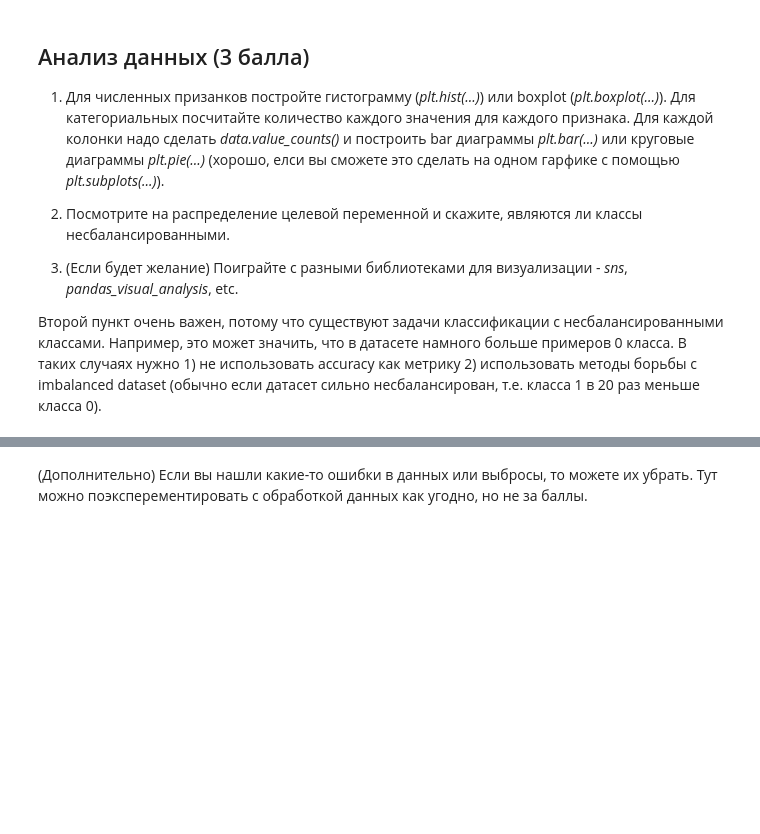
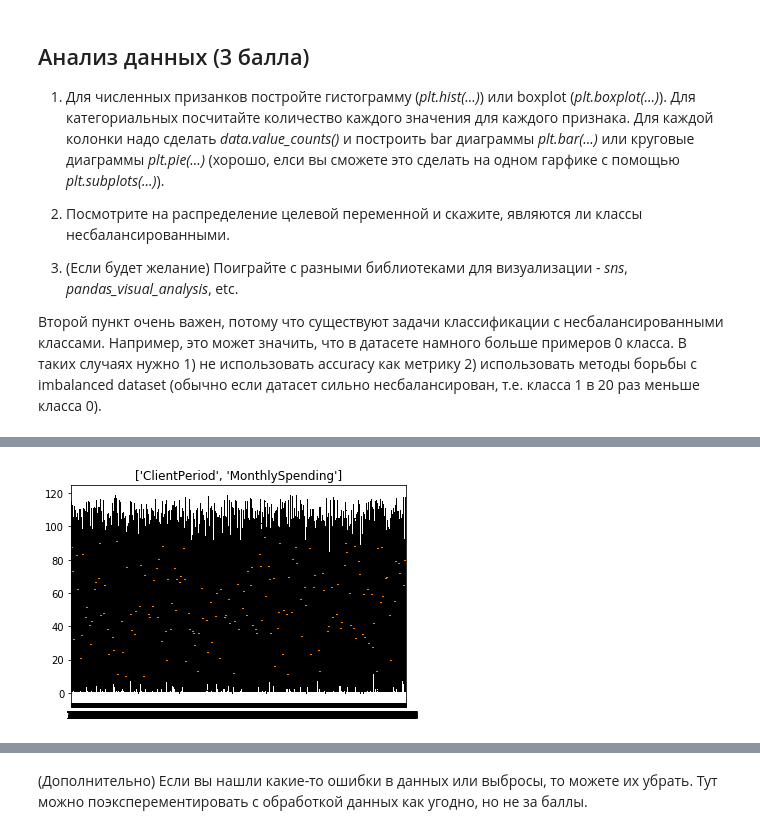
Before and after one commit to deouron/Deep_learning_school, a Jupyter notebook: ДЗ 3/hw_kaggle.ipynb, the cells around one changed output, grey strips where cells are left out. Cells and saved outputs as stored; diff of their text form; code cells hidden in the pictures; blank space fills up the shorter version.

```diff
--- a/ДЗ 3/hw_kaggle.ipynb
+++ b/ДЗ 3/hw_kaggle.ipynb
@@ -247,0 +246,7 @@ plt.show()
+# %%
+plt.boxplot(data[num_cols[:-1]])
+plt.title(num_cols[:-1])
+
+plt.show()
+# %% [output]
+[figure, added]
```
Also changed, not shown: parts of 20 cells of this notebook, 7 other files.
